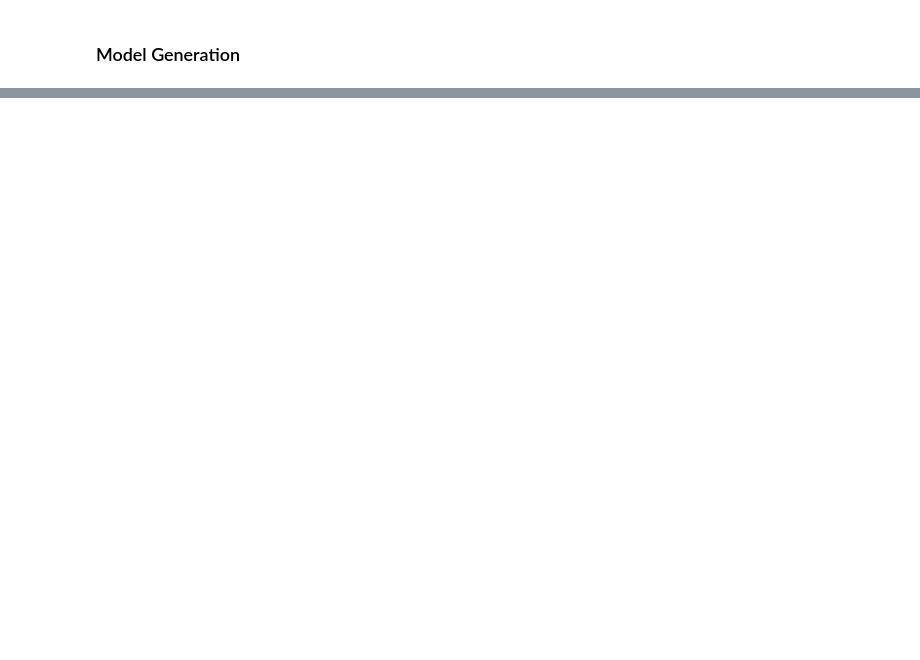
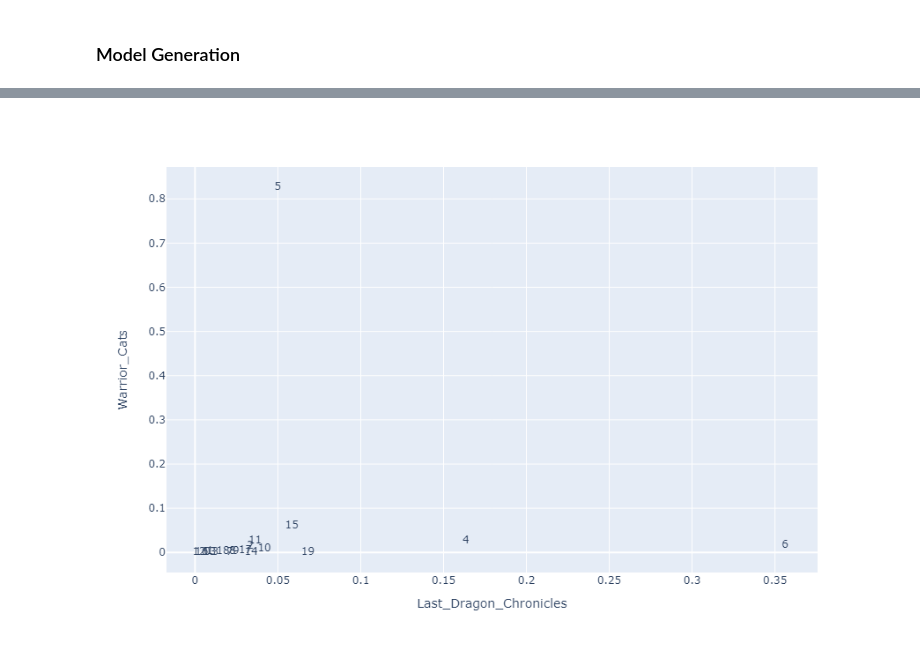
Before and after one commit to jacquiunciano/MSDS-at-UVA-2023, a Jupyter notebook: DS5001/final_project_files/lda_topics.ipynb, the cells around one changed output, grey strips where cells are left out. Cells and saved outputs as stored; diff of their text form; code cells hidden in the pictures; blank space fills up the shorter version.

```diff
--- a/DS5001/final_project_files/lda_topics.ipynb
+++ b/DS5001/final_project_files/lda_topics.ipynb
@@ -87,0 +31,9 @@ DOCS.sample(5)
+# %%
+pos_list = [
+    'JJ',  # Adjective
+    'JJR', # Comparative adjective
+    'JJS', # Superlative adjective
+]
+
+TOKENS = CORPUS[CORPUS.pos.isin(pos_list)]
+TOKENS.shape
@@ -88,29 +42,34 @@ DOCS.sample(5)
+# %%
+LIB = pd.read_csv(f"{output_dir}\\LIB_LABELS.csv").set_index('book_title')
+LABELS = ['author','year']
 # %% [markdown]
 ### Model Generation
 # %%
 class TopicExplorer:
 
-    n_features = 1000
+    n_features = 10000
     stopwords = 'english'
     lda_num_topics = 20
     lda_max_iter = 10
-    lda_n_top_terms = 10
+    lda_n_top_terms = 5
 
-    ngram_range = (1, 3)
+    # ngram_range = (1, 3)
     # n_terms = 1000
     # n_topics = 40
     # max_iter = 20
     # n_top_terms = 10
 
-    def __init__(self, vocab, dtm, docs, bag, labels=[]):
-        self.VOCAB = vocab
-        self.DTM = dtm
-        self.DOCS = docs
+    def __init__(self, tokens_df, lib_df, bag, labels=[]):
+        self.TOKENS = tokens_df
+        self.LIB = lib_df
         self.bag = bag
         self.labels = labels
 
     def generate_tables(self):
         print("BAG:", self.bag[-1])
+        print("LABELS:", self.labels)
+        print("Getting DOCS")
+        self._get_docs()
         print("Getting TERMS")
         self._get_count_model()
         print("Getting THETA, PHI")
@@ -121,6 +80,14 @@ class TopicExplorer:
         self._bind_labels()
         print("Done.")
         return self
+
+    def _get_docs(self):
+        self.DOCS = self.TOKENS\
+            .dropna()\
+            .groupby(self.bag).term_str\
+            .apply(lambda x: ' '.join(x))\
+            .to_frame()\
+            .rename(columns={'term_str':'doc_str'})
 
     def _get_count_model(self):
         self.count_engine = CountVectorizer(max_features=self.n_features,
@@ -180,7 +147,7 @@ class TopicExplorer:
             .plot.barh(y='doc_weight_sum', x='label', figsize=(5, fig_height));
 
     def show_topic_label_heatmap(self, label):
-        return MP.LABELS[label][MP.LABEL_VALUES[label]].style.background_gradient()
+        return self.LABELS[label][self.LABEL_VALUES[label]].style.background_gradient()
 
     def show_label_comparison_plot(self, label, label_value_x, label_value_y):
         px.scatter(self.LABELS[label].reset_index(), label_value_x, label_value_y,
@@ -188,0 +208,3 @@ class TopicExplorer:
+# %%
+LABELS = ['author','series']
+MC2 = TopicExplorer(TOKENS, LIB, bag, LABELS).generate_tables()
@@ -188,0 +367,4 @@ class TopicExplorer:
+# %%
+MC2.show_label_comparison_plot(label='series', label_value_x="Last_Dragon_Chronicles", label_value_y="Warrior_Cats")
+# %% [output]
+[figure, added]
```
Also changed, not shown: parts of 32 cells of this notebook, 2 other files.
